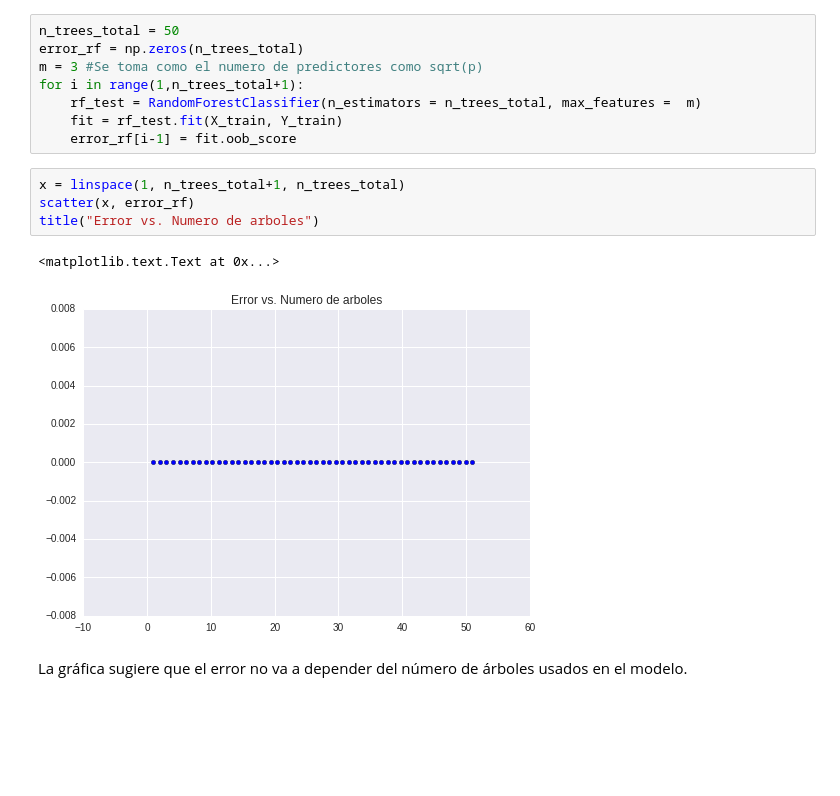
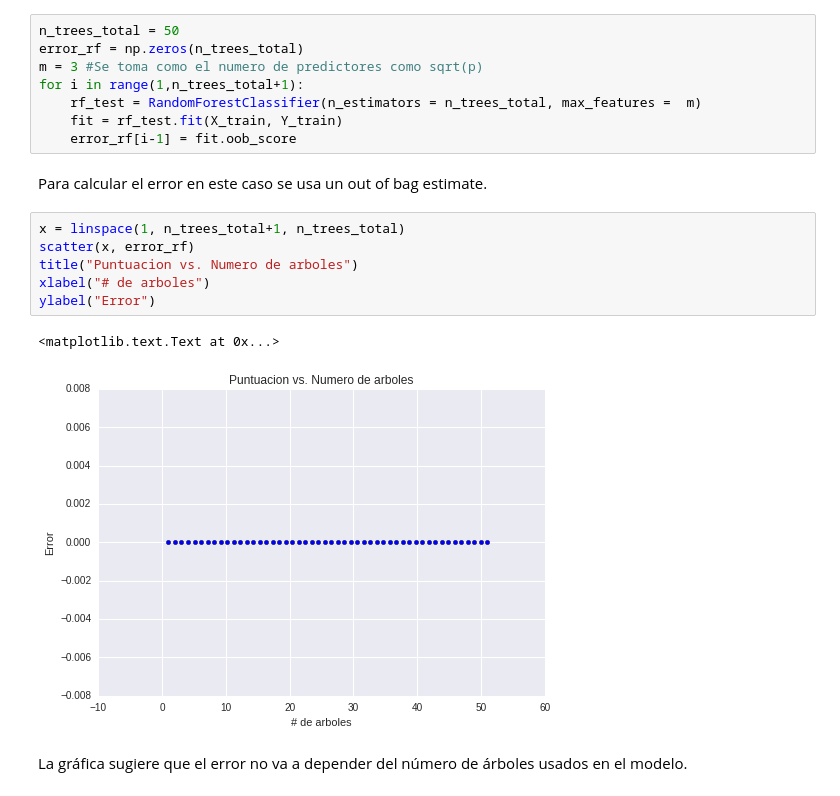
Before and after one commit to scaldas/MCA_EjerciciosESLCap2, a Jupyter notebook: vino/Vino.ipynb, the cells around one changed output. Saved outputs shown, nothing was run; the diff lists cells and outputs as text; blank space fills up the shorter version.

```diff
--- a/vino/Vino.ipynb
+++ b/vino/Vino.ipynb
@@ -98,13 +100,17 @@ for i in range(1,n_trees_total+1):
     rf_test = RandomForestClassifier(n_estimators = n_trees_total, max_features =  m)
     fit = rf_test.fit(X_train, Y_train)
     error_rf[i-1] = fit.oob_score
+# %% [markdown]
+Para calcular el error en este caso se usa un out of bag estimate.
 # %%
 x = linspace(1, n_trees_total+1, n_trees_total)
 scatter(x, error_rf)
-title("Error vs. Numero de arboles")
+title("Puntuacion vs. Numero de arboles")
+xlabel("# de arboles")
+ylabel("Error")
 # %% [output]
 <matplotlib.text.Text at 0x...>
-[figure, old version]
+[figure, new version]
 # %% [markdown]
 La gráfica sugiere que el error no va a depender del número de árboles usados en el modelo.
 # %% [markdown]
```
Also changed, not shown: parts of 9 cells of this notebook.
